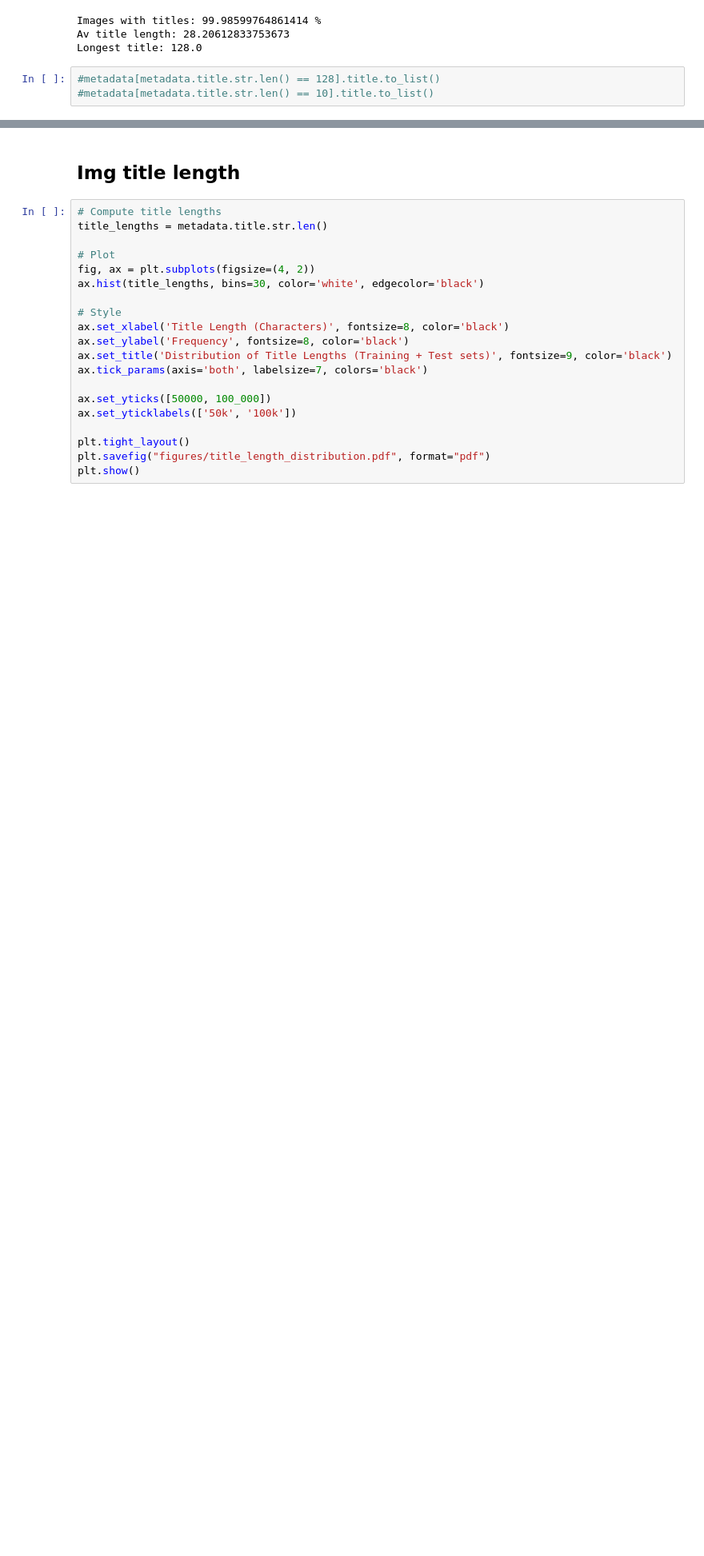
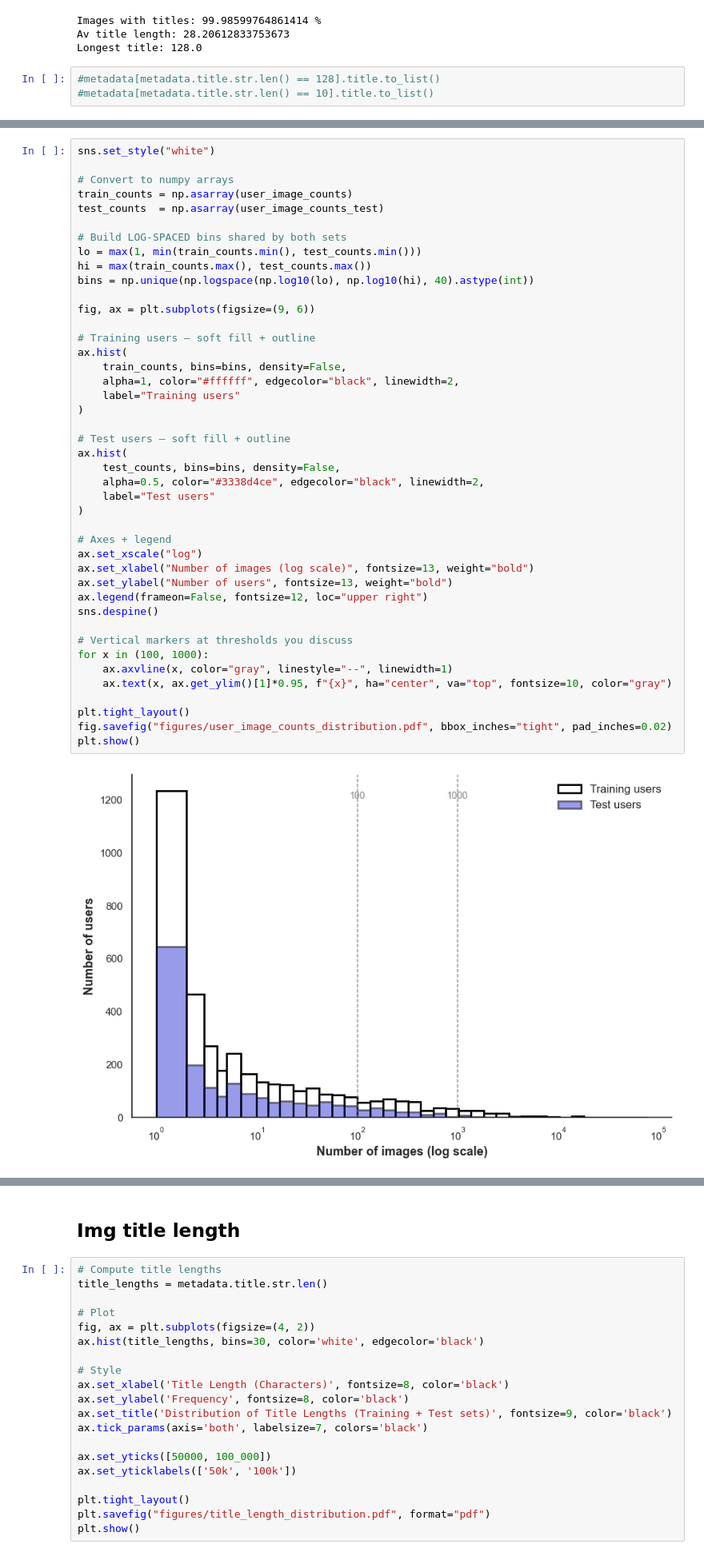
Before and after one commit to SpaceTimeLab/ClipTheLandscape, a Jupyter notebook: 1 - Prep data.ipynb, the cells around one changed output, grey strips where cells are left out. Shown at 80% size. Cells and saved outputs as stored; diff of their text form; blank space fills up the shorter version.

```diff
--- a/1 - Prep data.ipynb
+++ b/1 - Prep data.ipynb
@@ -124,0 +300,45 @@ Longest title: 128.0
+# %%
+sns.set_style("white")
+
+# Convert to numpy arrays
+train_counts = np.asarray(user_image_counts)
+test_counts  = np.asarray(user_image_counts_test)
+
+# Build LOG-SPACED bins shared by both sets
+lo = max(1, min(train_counts.min(), test_counts.min()))
+hi = max(train_counts.max(), test_counts.max())
+bins = np.unique(np.logspace(np.log10(lo), np.log10(hi), 40).astype(int))
+
+fig, ax = plt.subplots(figsize=(9, 6))
+
+# Training users – soft fill + outline
+ax.hist(
+    train_counts, bins=bins, density=False,
+    alpha=1, color="#ffffff", edgecolor="black", linewidth=2,
+    label="Training users"
+)
+
+# Test users – soft fill + outline
+ax.hist(
+    test_counts, bins=bins, density=False,
+    alpha=0.5, color="#3338d4ce", edgecolor="black", linewidth=2,
+    label="Test users"
+)
+
+# Axes + legend
+ax.set_xscale("log")
+ax.set_xlabel("Number of images (log scale)", fontsize=13, weight="bold")
+ax.set_ylabel("Number of users", fontsize=13, weight="bold")
+ax.legend(frameon=False, fontsize=12, loc="upper right")
+sns.despine()
+
+# Vertical markers at thresholds you discuss
+for x in (100, 1000):
+    ax.axvline(x, color="gray", linestyle="--", linewidth=1)
+    ax.text(x, ax.get_ylim()[1]*0.95, f"{x}", ha="center", va="top", fontsize=10, color="gray")
+
+plt.tight_layout()
+fig.savefig("figures/user_image_counts_distribution.pdf", bbox_inches="tight", pad_inches=0.02)
+plt.show()
+# %% [output]
+[figure, added]
```
Also changed, not shown: parts of 13 cells of this notebook, 3 other files.
